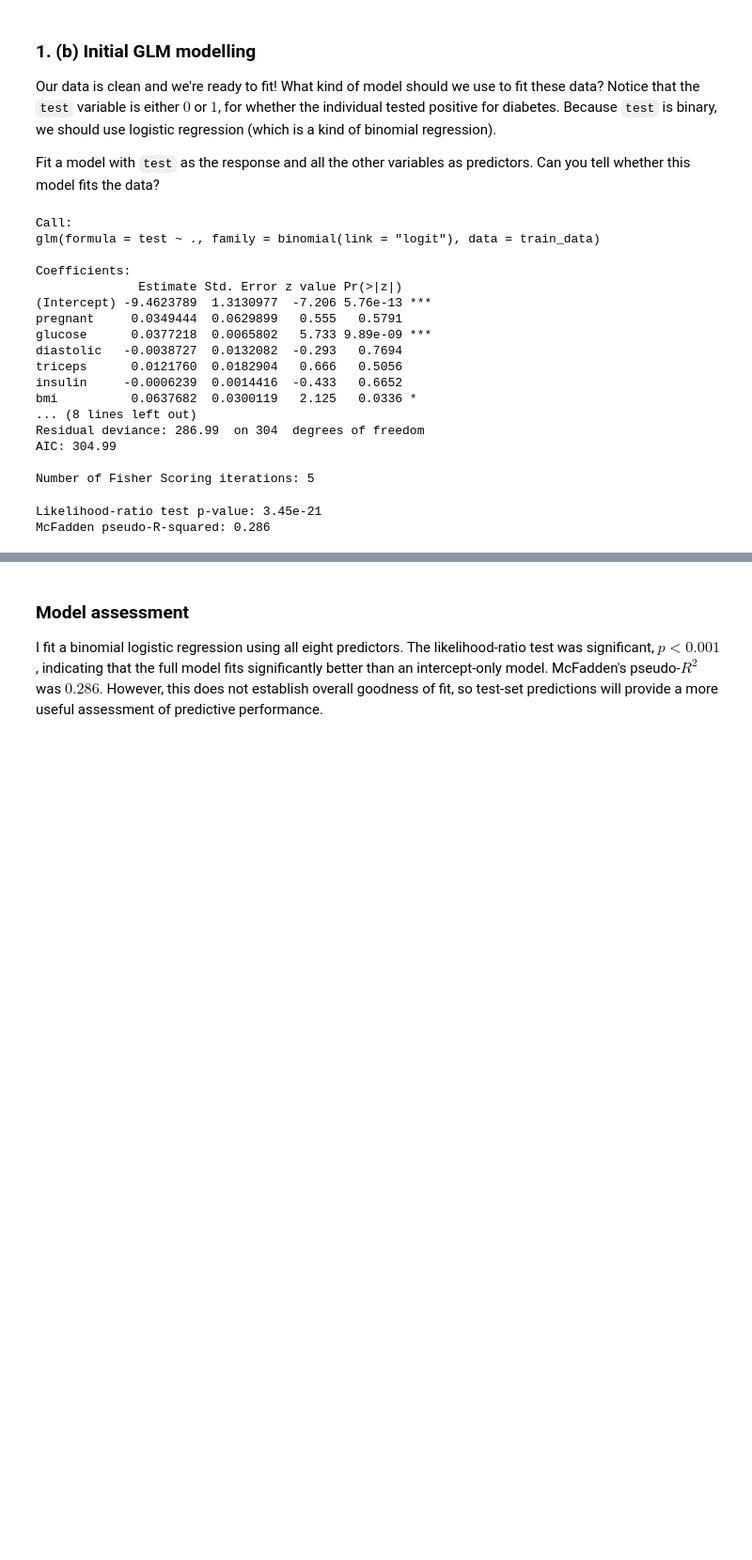
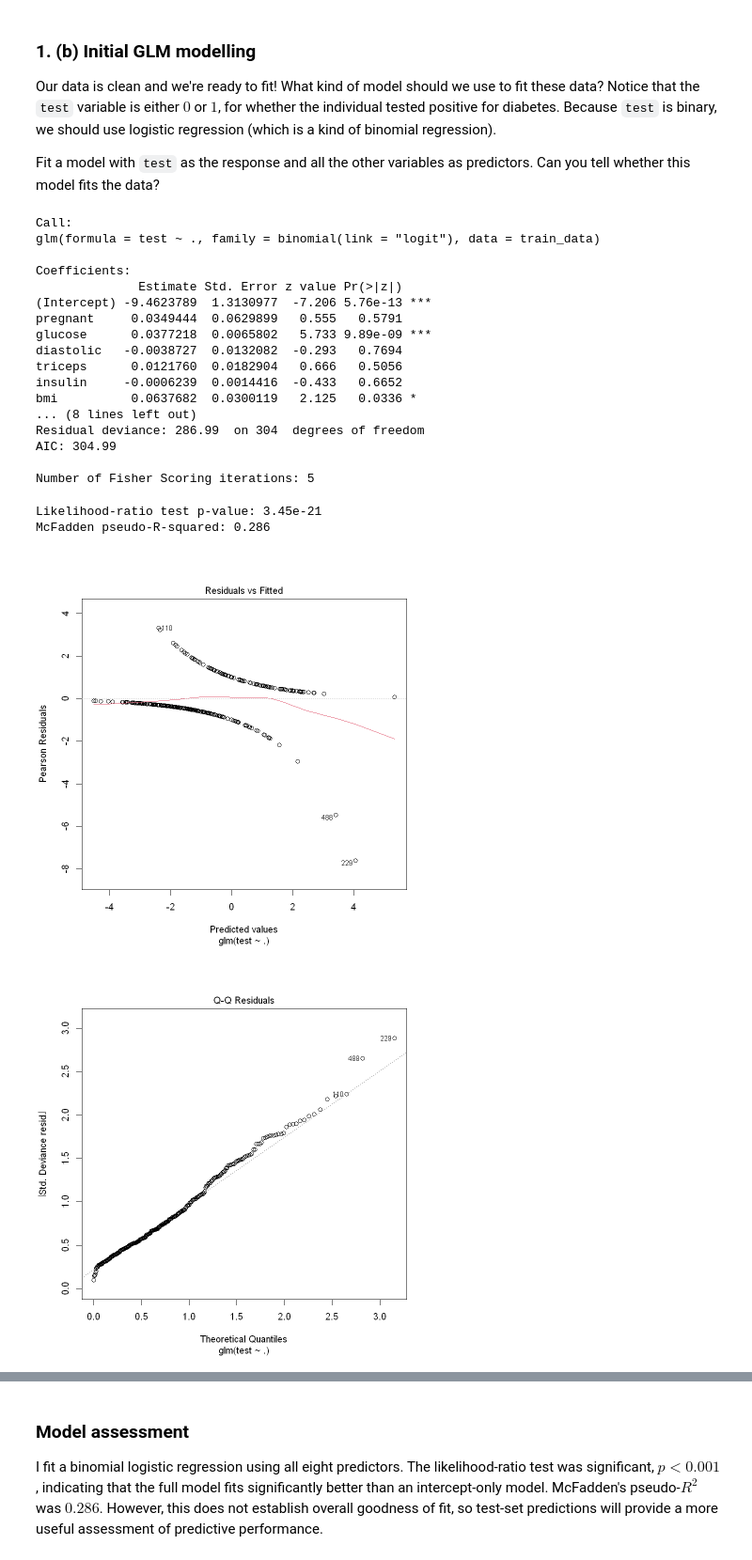
Before and after one commit to gareytwin1/generalized-models-nonparametric-regression, a Jupyter notebook: module1/C3M1_peer_reviewed.ipynb, the cells around one changed output, grey strips where cells are left out. Shown at 94% size. Drawn from its saved outputs; the diff is of its cells as text; code cells hidden in the pictures; blank space fills up the shorter version.

```diff
--- a/module1/C3M1_peer_reviewed.ipynb
+++ b/module1/C3M1_peer_reviewed.ipynb
@@ -148,30 +148,34 @@ summary(logit_model)
 # Summarize in-sample fit relative to an intercept-only model
 lr_p_value <- pchisq(
   logit_model$null.deviance - logit_model$deviance,
   df = logit_model$df.null - logit_model$df.residual,
   lower.tail = FALSE
 )
 pseudo_r_squared <- 1 - logit_model$deviance / logit_model$null.deviance
 
 cat("Likelihood-ratio test p-value:", signif(lr_p_value, 3), "\n")
 cat("McFadden pseudo-R-squared:", round(pseudo_r_squared, 3), "\n")
+
+plot(logit_model)
 # %% [output]
 Call:
 glm(formula = test ~ ., family = binomial(link = "logit"), data = train_data)
 
 Coefficients:
               Estimate Std. Error z value Pr(>|z|)
 (Intercept) -9.4623789  1.3130977  -7.206 5.76e-13 ***
 pregnant     0.0349444  0.0629899   0.555   0.5791
 glucose      0.0377218  0.0065802   5.733 9.89e-09 ***
 diastolic   -0.0038727  0.0132082  -0.293   0.7694
 triceps      0.0121760  0.0182904   0.666   0.5056
 insulin     -0.0006239  0.0014416  -0.433   0.6652
 bmi          0.0637682  0.0300119   2.125   0.0336 *
 ... (8 lines left out)
 Residual deviance: 286.99  on 304  degrees of freedom
 AIC: 304.99
 
 Number of Fisher Scoring iterations: 5
 Likelihood-ratio test p-value: 3.45e-21
 McFadden pseudo-R-squared: 0.286
+[figure, added]
+[figure, added]
```
Also changed, not shown: parts of 1 cell of this notebook, 2 other files.
